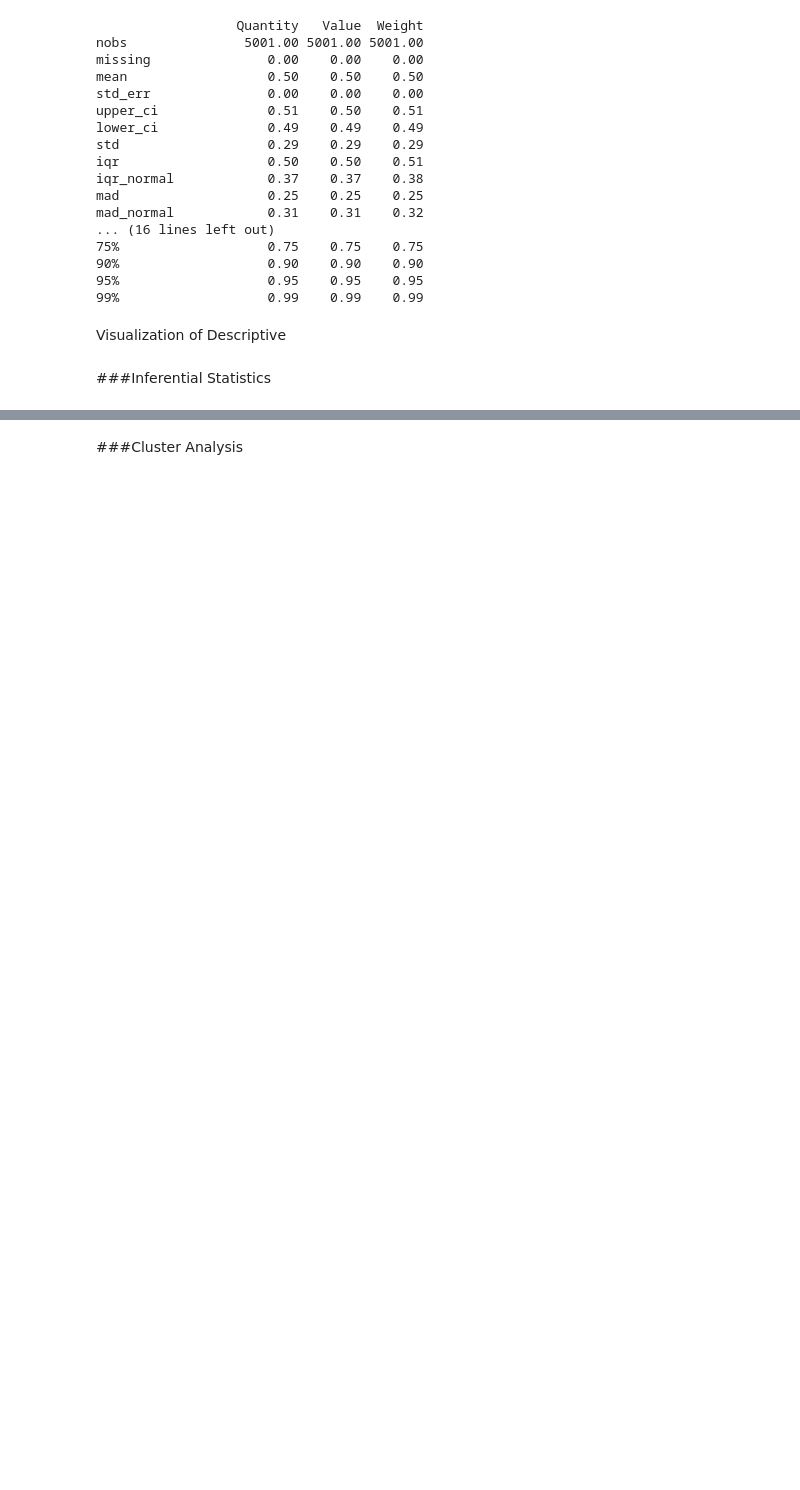
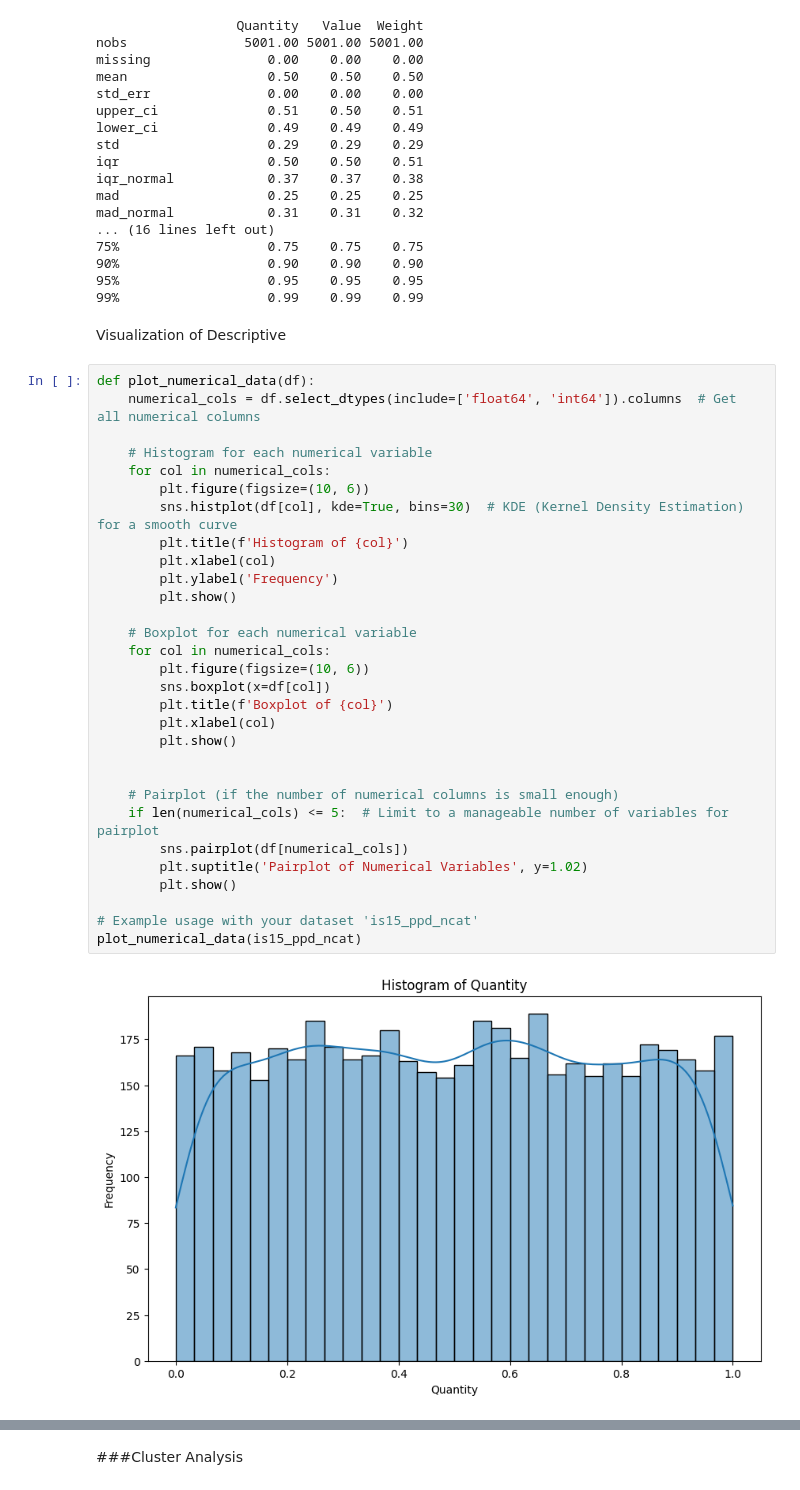
Before and after one commit to ItighneS/MLM-Project, a Jupyter notebook: MLM_Project_1_055015.ipynb, the cells around one changed output, grey strips where cells are left out. Cells and saved outputs as stored; diff of their text form; blank space fills up the shorter version.

```diff
--- a/MLM_Project_1_055015.ipynb
+++ b/MLM_Project_1_055015.ipynb
@@ -360,5 +434,35 @@ mad_normal            0.31    0.31    0.32
 99%                   0.99    0.99    0.99
 # %% [markdown]
 Visualization of Descriptive
-# %% [markdown]
-###Inferential Statistics
+# %%
+def plot_numerical_data(df):
+    numerical_cols = df.select_dtypes(include=['float64', 'int64']).columns  # Get all numerical columns
+
+    # Histogram for each numerical variable
+    for col in numerical_cols:
+        plt.figure(figsize=(10, 6))
+        sns.histplot(df[col], kde=True, bins=30)  # KDE (Kernel Density Estimation) for a smooth curve
+        plt.title(f'Histogram of {col}')
+        plt.xlabel(col)
+        plt.ylabel('Frequency')
+        plt.show()
+
+    # Boxplot for each numerical variable
+    for col in numerical_cols:
+        plt.figure(figsize=(10, 6))
+        sns.boxplot(x=df[col])
+        plt.title(f'Boxplot of {col}')
+        plt.xlabel(col)
+        plt.show()
+
+
+    # Pairplot (if the number of numerical columns is small enough)
+    if len(numerical_cols) <= 5:  # Limit to a manageable number of variables for pairplot
+        sns.pairplot(df[numerical_cols])
+        plt.suptitle('Pairplot of Numerical Variables', y=1.02)
+        plt.show()
+
+# Example usage with your dataset 'is15_ppd_ncat'
+plot_numerical_data(is15_ppd_ncat)
+# %% [output]
+[figure, added]
```
Also changed, not shown: parts of 74 cells of this notebook.
